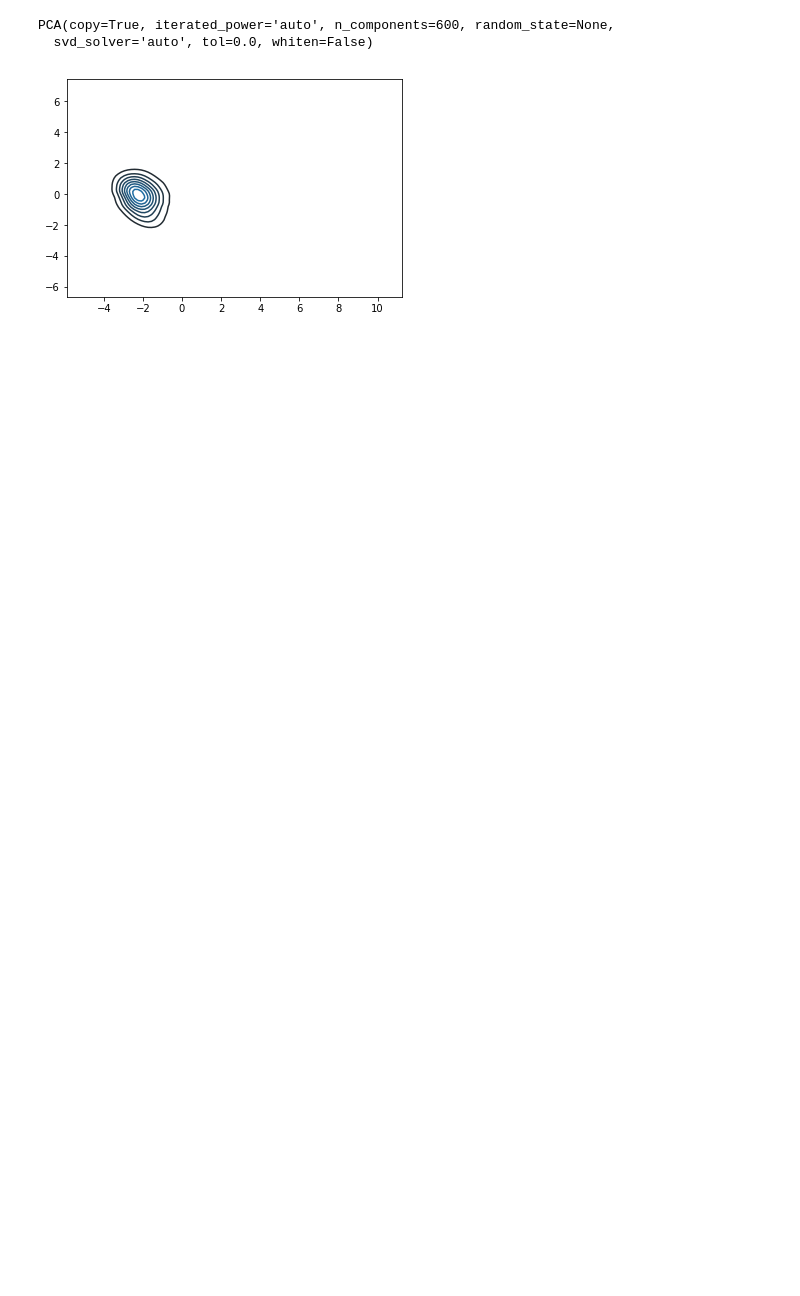
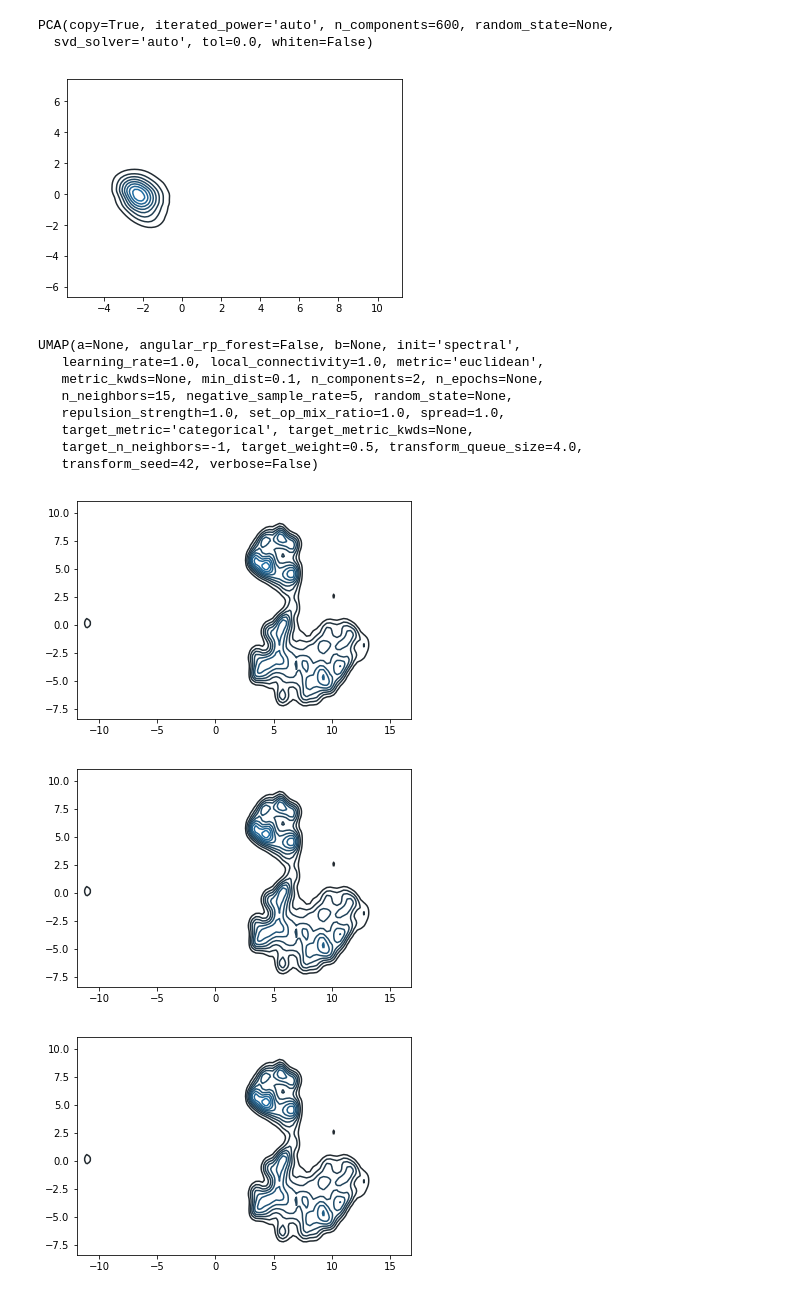
Before and after one commit to brendanchambers/attention_wildfires, a Jupyter notebook: research_dynamics/dynamics_v1/develop_samples/prototype_mass_pca.ipynb, the cells around one changed output. Drawn from its saved outputs; the diff is of its cells as text; code cells hidden in the pictures; blank space fills up the shorter version.

```diff
--- a/research_dynamics/dynamics_v1/develop_samples/prototype_mass_pca.ipynb
+++ b/research_dynamics/dynamics_v1/develop_samples/prototype_mass_pca.ipynb
@@ -141,3 +175,16 @@ Text(0.5, 1.0, 'umap 2D')
+# %%
+# todo export umap
+
+# Save to file in the current working directory
+path = '/project2/jevans/brendan/pubmed_data_processing/dimensionality_reduction_models/umap2D/'
+pkl_filename_umap = path + "umap_model0.pkl"
+with open(pkl_filename_umap, 'wb') as file:
+    pickle.dump(reducer, file)
+
+path = '/project2/jevans/brendan/pubmed_data_processing/dimensionality_reduction_models/umap2D/'
+pkl_filename_umap2 = path + "umap_model0_forPCA.pkl"
+with open(pkl_filename_umap2, 'wb') as file:
+    pickle.dump(pca_reducer, file)
 # %%
 db.close()
 # %%
@@ -156,3 +203,35 @@ plt.show()
 PCA(copy=True, iterated_power='auto', n_components=600, random_state=None,
   svd_solver='auto', tol=0.0, whiten=False)
 [figure]
+# %%
+# test umap: Load from file
+
+with open(pkl_filename_umap, 'rb') as file:
+    umap_model = pickle.load(file)
+
+print(umap_model)
+test = umap_model.transform(sample_embeddings)
+
+plt.figure()
+sns.kdeplot(umap_model.embedding_[:,0], umap_model.embedding_[:,1])
+plt.show()
+
+plt.figure()
+sns.kdeplot(test[:,0], test[:,1])
+plt.show()
+
+plt.figure()
+sns.kdeplot(umap_model.embedding_[:,0], umap_model.embedding_[:,1])
+plt.show()
+# %% [output]
+UMAP(a=None, angular_rp_forest=False, b=None, init='spectral',
+   learning_rate=1.0, local_connectivity=1.0, metric='euclidean',
+   metric_kwds=None, min_dist=0.1, n_components=2, n_epochs=None,
+   n_neighbors=15, negative_sample_rate=5, random_state=None,
+   repulsion_strength=1.0, set_op_mix_ratio=1.0, spread=1.0,
+   target_metric='categorical', target_metric_kwds=None,
+   target_n_neighbors=-1, target_weight=0.5, transform_queue_size=4.0,
+   transform_seed=42, verbose=False)
+[figure, added]
+[figure, added]
+[figure, added]
```
Also changed, not shown: parts of 9 cells of this notebook, 2 other files.
